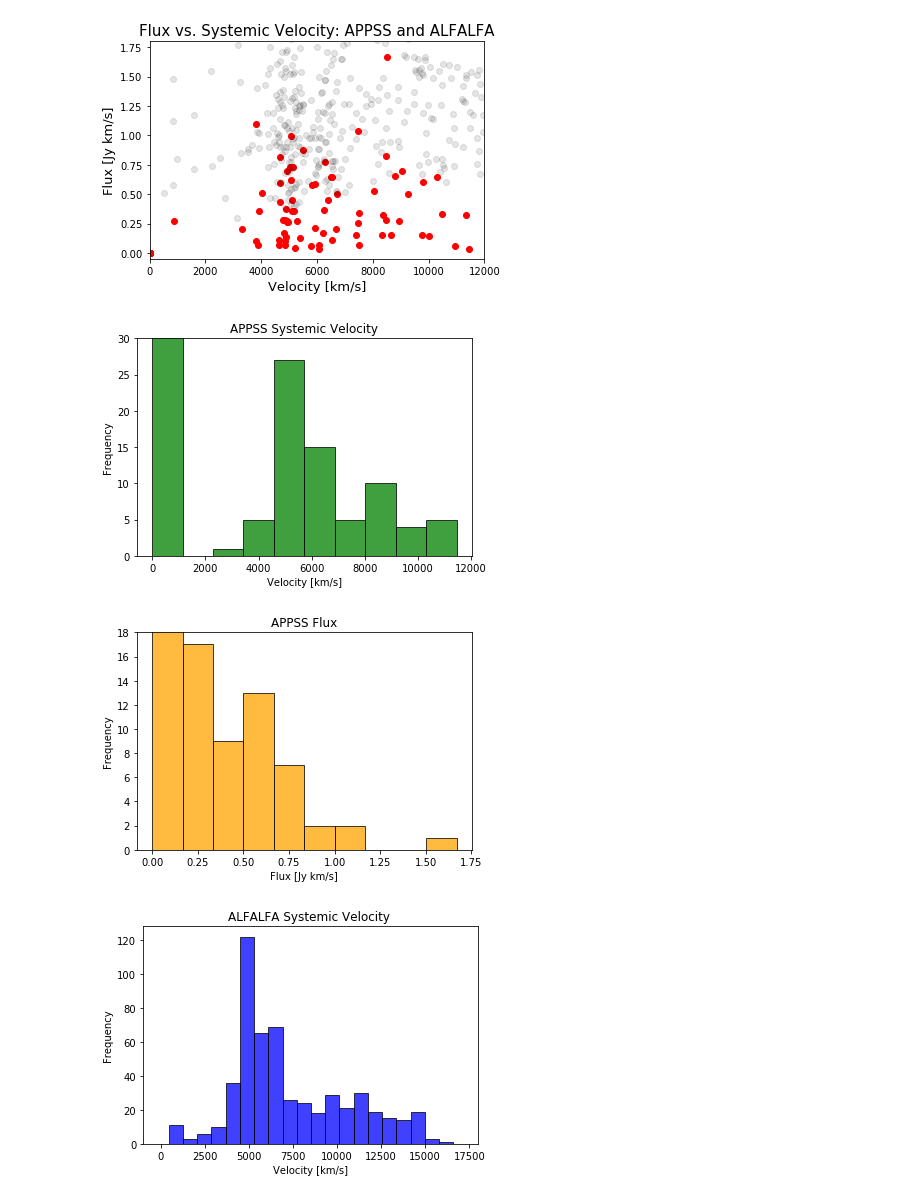
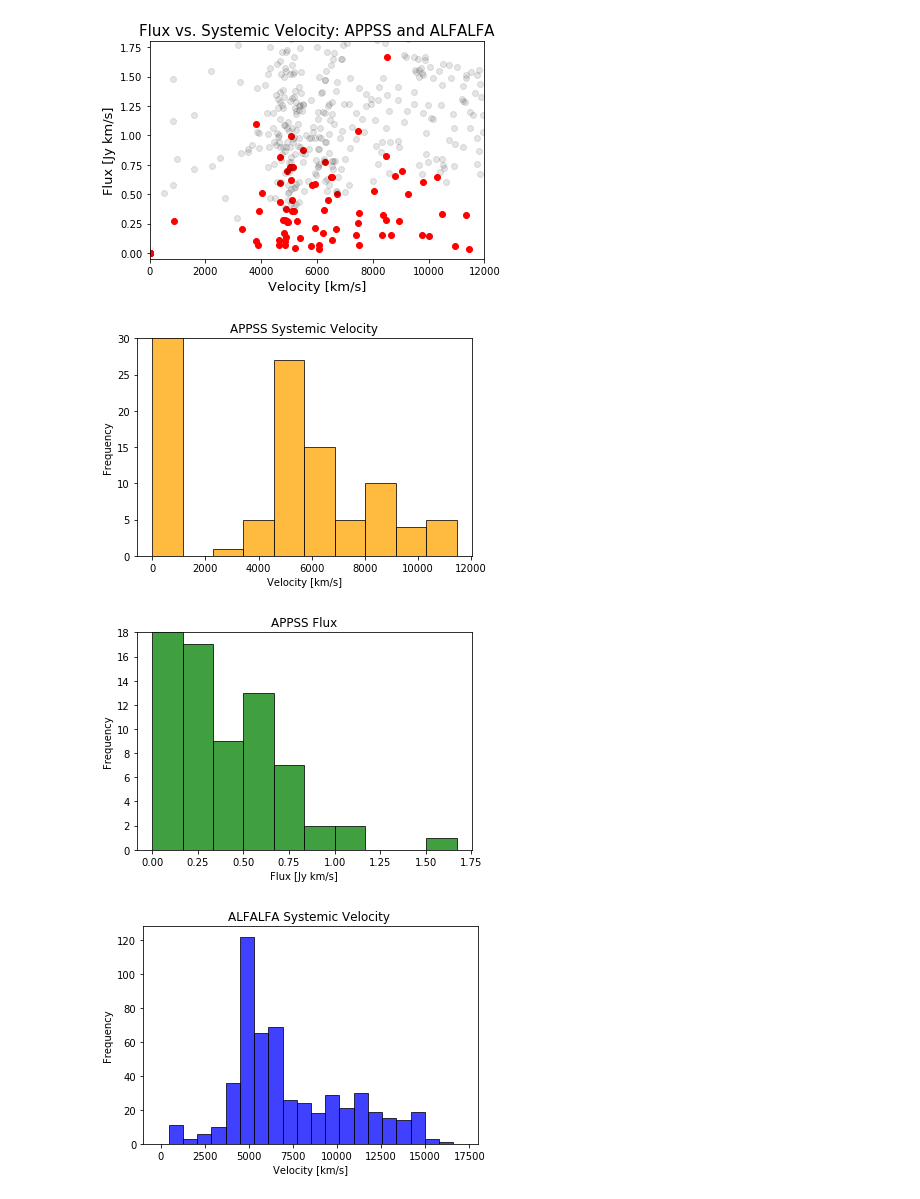
Before and after one commit to jsribaud/APPSS, a Jupyter notebook: UAT_code.ipynb, the cells around one changed output. Drawn from its saved outputs; the diff is of its cells as text; code cells hidden in the pictures.

```diff
--- a/UAT_code.ipynb
+++ b/UAT_code.ipynb
@@ -171,30 +172,30 @@ fig = plt.gcf()
 # %%
 #systemic velocity frequency of just my slice
 plt.figure(1)
-plt.hist(v1, alpha=.75, facecolor = 'green', edgecolor= 'black')
+plt.hist(v1, alpha=.75, facecolor = 'orange', edgecolor= 'black')
 plt.title("APPSS Systemic Velocity")
 plt.xlabel("Velocity [km/s]")
 plt.ylabel("Frequency")
 pylab.ylim([0,30])
 
 fig1 = plt.gcf()
 
 #fig1.savefig('velocity_APPSS.pdf')
 
 #flux frequency of just my slice
 plt.figure(2)
-plt.hist(flux_appss, alpha=.75, facecolor = 'orange', edgecolor= 'black')
+plt.hist(flux_appss, alpha=.75, facecolor = 'green', edgecolor= 'black')
 plt.title("APPSS Flux")
 plt.xlabel("Flux [Jy km/s]")
 plt.ylabel("Frequency")
 pylab.ylim([0,18])
 
 fig2 = plt.gcf()
 
 #fig2.savefig('flux_appss.pdf')
 # %% [output]
-[figure, old version]
+[figure, new version]
-[figure, old version]
+[figure, new version]
 # %%
 #this histogram is just of the systemic velocity of ALFALFA data in my slice's range
 plt.figure()
```
Also changed, not shown: parts of 4 cells of this notebook.
